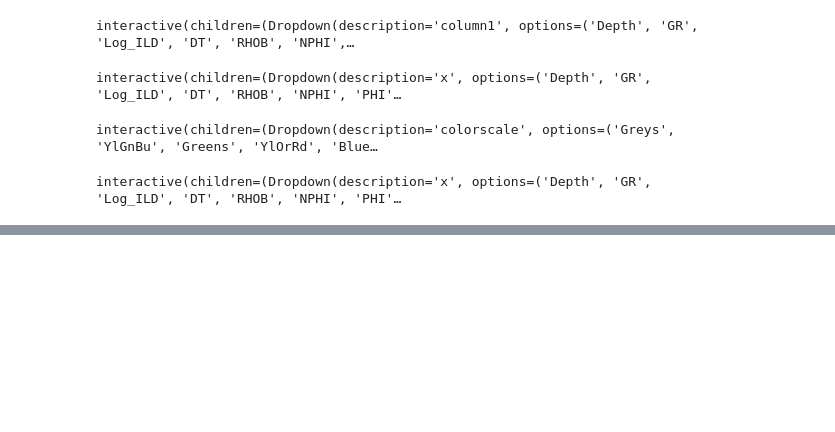
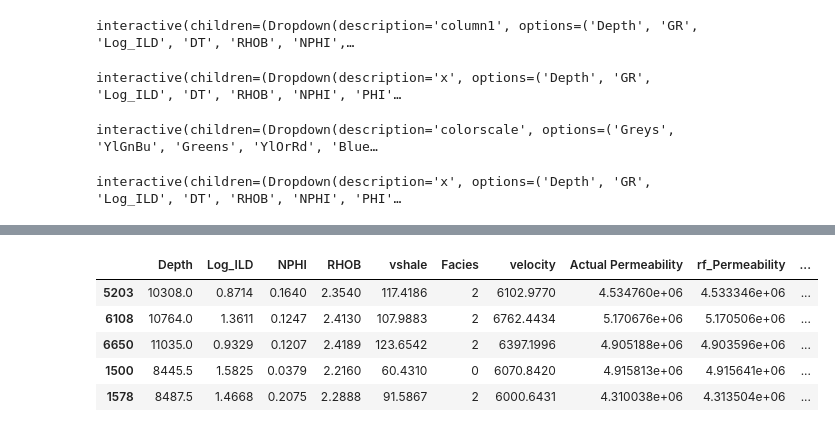
Before and after one commit to Egbetimmy/MSc-Project, a Jupyter notebook: pore pressure EDA .ipynb, the cells around one changed output, grey strips where cells are left out. Cells and saved outputs as stored; diff of their text form; code cells hidden in the pictures; blank space fills up the shorter version.

```diff
--- a/pore pressure EDA .ipynb
+++ b/pore pressure EDA .ipynb
@@ -336,0 +317,34 @@ train_df.head()
+# %%
+# Predict y values for x_train
+y_pred_rf_train = model_rf.predict(X_train)
+y_pred_dt_train = model_dt.predict(X_train)
+y_pred_gb_train = model_gb.predict(X_train)
+y_pred_nn_train = model_nn.predict(X_train)
+
+X_train_df = pd.DataFrame(X_train, columns=['Log_ILD', 'RHOB', 'GR', 'Facies_code', 'Depth', 'vs', 'PHI'])
+
+# Create a dataframe with x_test, y_test, and y_predict
+train_df = pd.DataFrame({'Depth': X_train_df['Depth'],
+                           'Log_ILD': X_train_df['Log_ILD'],
+                           'NPHI': X_train_df['PHI'],
+                           'RHOB': X_train_df['RHOB'],
+                           'vshale': X_train_df['GR'],
+                           'Facies': X_train_df['Facies_code'],
+                           'velocity': X_train_df['vs'],
+                           'Actual Permeability': y_train,
+                           'rf_Permeability': y_pred_rf_train,
+                           'dt_Permeability': y_pred_dt_train,
+                           'gb_Permeability': y_pred_gb_train,
+                           'nn_pore pressure': y_pred_nn_train
+                        })
+
+# Print the dataframe
+train_df.to_csv('results_pp.csv', index=False)
+train_df.head()
+# %% [output]
+|  | Depth | Log_ILD | NPHI | RHOB | vshale | Facies | velocity | Actual Permeability | rf_Permeability | ... |
+| 5203 | 10308.0 | 0.8714 | 0.1640 | 2.3540 | 117.4186 | 2 | 6102.9770 | 4.534760e+06 | 4.533346e+06 | ... |
+| 6108 | 10764.0 | 1.3611 | 0.1247 | 2.4130 | 107.9883 | 2 | 6762.4434 | 5.170676e+06 | 5.170506e+06 | ... |
+| 6650 | 11035.0 | 0.9329 | 0.1207 | 2.4189 | 123.6542 | 2 | 6397.1996 | 4.905188e+06 | 4.903596e+06 | ... |
+| 1500 | 8445.5 | 1.5825 | 0.0379 | 2.2160 | 60.4310 | 0 | 6070.8420 | 4.915813e+06 | 4.915641e+06 | ... |
+| 1578 | 8487.5 | 1.4668 | 0.2075 | 2.2888 | 91.5867 | 2 | 6000.6431 | 4.310038e+06 | 4.313504e+06 | ... |
```
Also changed, not shown: parts of 7 cells of this notebook.
